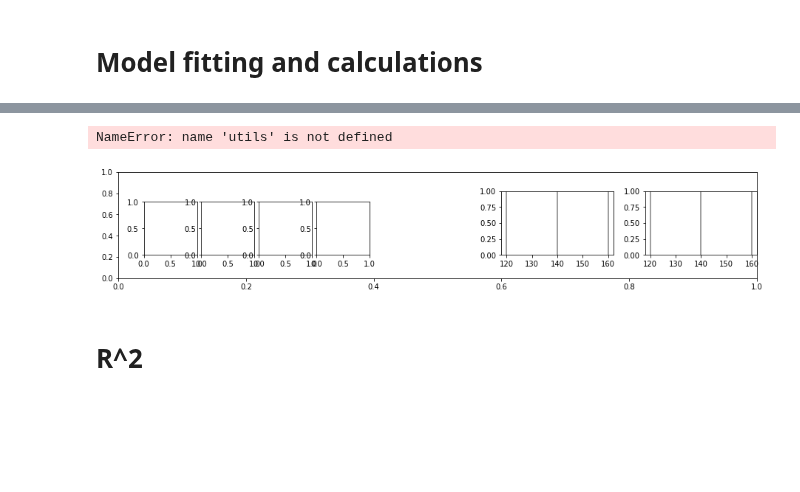
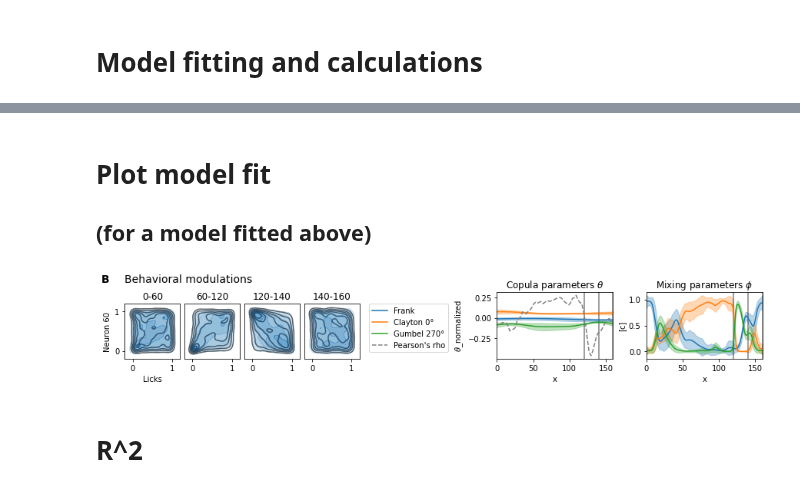
Before and after one commit to NinelK/CopulaGP, a Jupyter notebook: notebooks/paper_figs/Fig5_calculation.ipynb, the cells around one changed output, grey strips where cells are left out. Cells and saved outputs as stored; diff of their text form; code cells hidden in the pictures; blank space fills up the shorter version.

```diff
--- a/notebooks/paper_figs/Fig5_calculation.ipynb
+++ b/notebooks/paper_figs/Fig5_calculation.ipynb
@@ -6,0 +14,11 @@ import numpy as np
+# %%
+n1,n2 = -2,60 # Index -2 = Licks, 3/60/63 = Neuron 3/60/63
+
+with open(f"../../plos_fig5_data/ex_{n1}_{n2}_serialized.pkl","rb") as f:
+    data = pkl.load(f)
+train_x = torch.tensor(data['X'],device=device).float()
+train_y = torch.tensor(data['Y'],device=device).float()
+
+(neuronal, waic) = select_copula.select_copula_model(data['X'],data['Y'],device,'cond','../../results/',
+                                           n1,n2,train_x=train_x,train_y=train_y)
+neuronal.name_string
@@ -66,8 +67,6 @@ Wall time: 1min 40s
-# %%
-data['MI'] = MI
-data['gauss_MI'] = gauss_MI
-with open(f"/home/nina/CopulaGP/plos_fig5_data/ex_{n1}_{n2}_serialized_rep.pkl","wb") as f:
-    pkl.dump(data,f)
+# %% [markdown]
+# Plot model fit
+## (for a model fitted above)
 # %%
 import torch
 import copulagp.bvcopula as bvcopula
@@ -130,7 +127,7 @@ X = data['X']
 Y = data['Y']
 fig = plt.figure(figsize=(12,2))
 
-ax0 = fig.add_axes([0,0,1,1])
+# ax0 = fig.add_axes([0,0,1,1])
 
 b_mrg = 0.22
 top_axes = (fig.add_axes([0.6, b_mrg, 0.175, 0.6]),
@@ -148,33 +145,32 @@ for a in top_axes:
 # define test set (optionally on GPU)
 NSamp = X.shape[0] #by defauls generate as many samples as in training set
 testX = np.linspace(0,1,NSamp)
 test_x = torch.tensor(testX).float().to(device=device)
 
 Y_sim = _generate_test_samples(model, test_x)
 
 utils.Plot_MixModel_Param_MCMC(top_axes,model,test_x,testX*160,rho=_get_pearson(X,Y),title='')
 top_axes[0].set_title(r'Copula parameters $\theta$')
 top_axes[1].set_title('Mixing parameters $\phi$')
 top_axes[0].legend(loc=(-1.1,0.1))
 top_axes[1].legend().set_visible(False)
 # top_axes[0].set_ylabel(r"$\theta\_{normalized}$",labelpad=-1)
 
 bottom_axes[0].set_ylabel(name2)
 bottom_axes[0].set_xlabel(name1)
 
 interval_ends = [0,60,120,140,160]
 # fig.text(0.005,0.91,"A",fontweight="bold",fontsize=14)
 # fig.text(0.040,0.91,"Inter-neuronal noise correlations",fontsize=14)
 fig.text(0.005,0.91,"B",fontweight="bold",fontsize=14)
 fig.text(0.040,0.91,"Behavioral modulations",fontsize=14)
 utils.Plot_Copula_Density(bottom_axes, testX.squeeze()*160, Y_sim.squeeze(), interval_ends, shade=True)
 utils.Plot_Copula_Density(bottom_axes, X.squeeze()*160, Y, interval_ends, shade=False, color='#073763ff')
 for b in bottom_axes[1:]:
     b.set_yticks([])
 bottom_axes[0].set_yticks([0,1])
 
 plt.subplots_adjust(wspace=0.5)
-fig.savefig(f"{home}/results/example2.pdf")
+fig.savefig(f"../../results/example_{n1}_{n2}.pdf")
 # %% [output]
-NameError: name 'utils' is not defined
-[figure, old version]
+[figure, new version]
```
Also changed, not shown: parts of 9 cells of this notebook, 19 other files.
